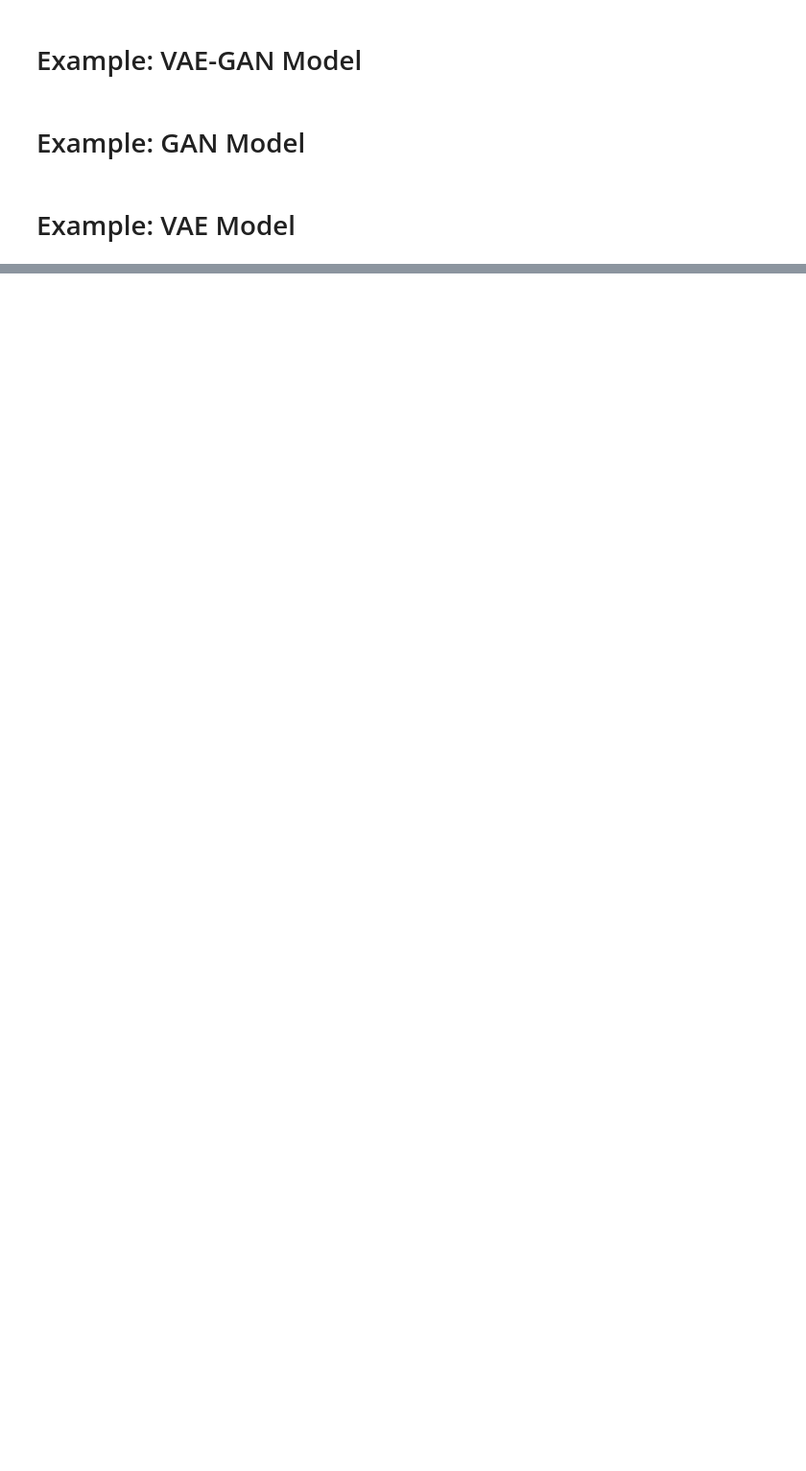
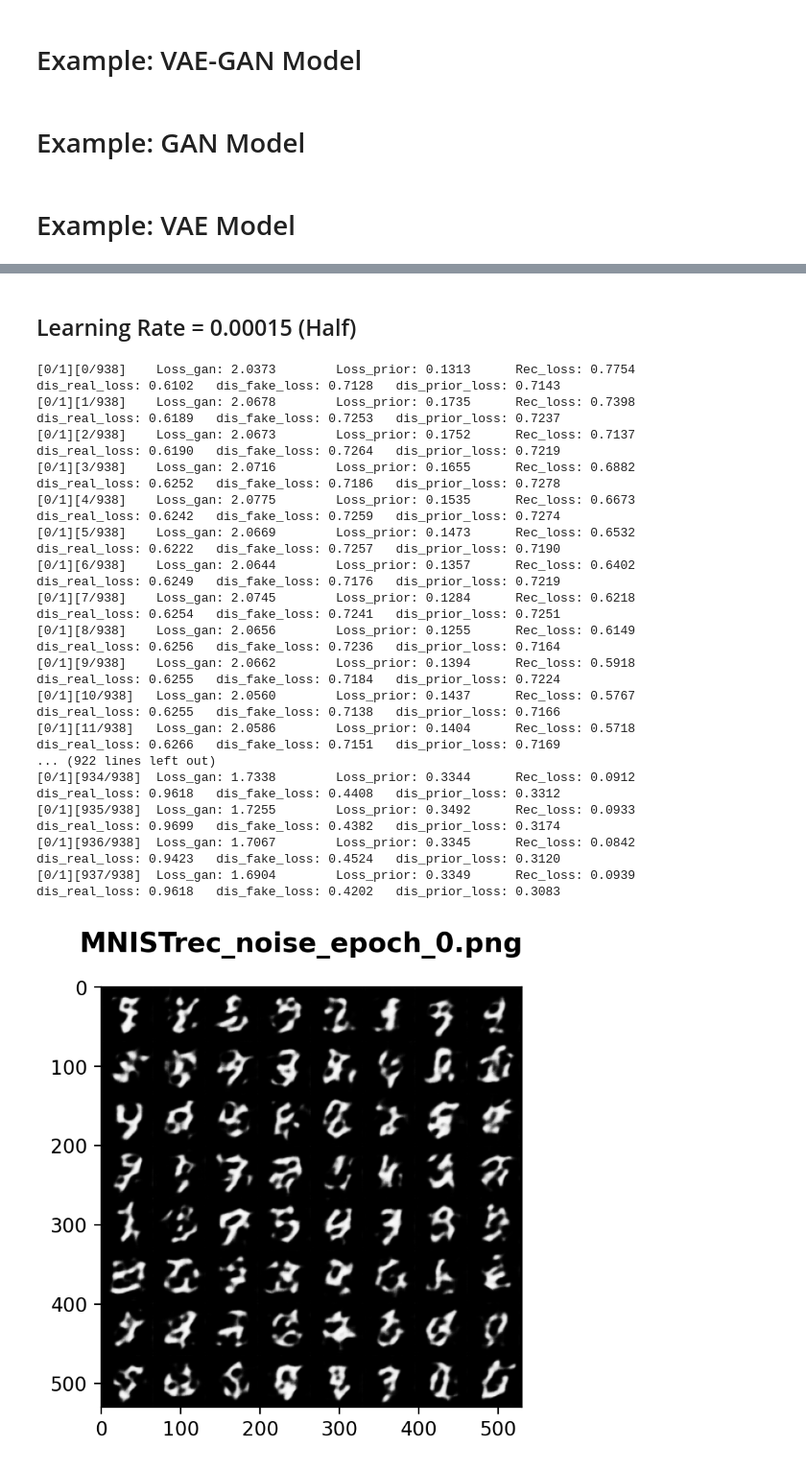
Before and after one commit to rutavshah/CSC413_Project, a Jupyter notebook: CSC413_Project.ipynb, the cells around one changed output, grey strips where cells are left out. Shown at 96% size. Saved outputs shown, nothing was run; the diff lists cells and outputs as text; code cells hidden in the pictures; blank space fills up the shorter version.

```diff
--- a/CSC413_Project.ipynb
+++ b/CSC413_Project.ipynb
@@ -550,0 +600,23 @@ tensor([[[[-0.9668, -0.9797, -0.9872,  ..., -0.9883, -0.9782, -0.9651],
+# %% [markdown]
+## Learning Rate = 0.00015 (Half)
+# %%
+train_VAE_GAN(lr=0.00015, data_loader=dataloader, model_name="VAE_GAN_model_lr=15e-5")
+# %% [output]
+[0/1][0/938]    Loss_gan: 2.0373        Loss_prior: 0.1313      Rec_loss: 0.7754        dis_real_loss: 0.6102   dis_fake_loss: 0.7128   dis_prior_loss: 0.7143
+[0/1][1/938]    Loss_gan: 2.0678        Loss_prior: 0.1735      Rec_loss: 0.7398        dis_real_loss: 0.6189   dis_fake_loss: 0.7253   dis_prior_loss: 0.7237
+[0/1][2/938]    Loss_gan: 2.0673        Loss_prior: 0.1752      Rec_loss: 0.7137        dis_real_loss: 0.6190   dis_fake_loss: 0.7264   dis_prior_loss: 0.7219
+[0/1][3/938]    Loss_gan: 2.0716        Loss_prior: 0.1655      Rec_loss: 0.6882        dis_real_loss: 0.6252   dis_fake_loss: 0.7186   dis_prior_loss: 0.7278
+[0/1][4/938]    Loss_gan: 2.0775        Loss_prior: 0.1535      Rec_loss: 0.6673        dis_real_loss: 0.6242   dis_fake_loss: 0.7259   dis_prior_loss: 0.7274
+[0/1][5/938]    Loss_gan: 2.0669        Loss_prior: 0.1473      Rec_loss: 0.6532        dis_real_loss: 0.6222   dis_fake_loss: 0.7257   dis_prior_loss: 0.7190
+[0/1][6/938]    Loss_gan: 2.0644        Loss_prior: 0.1357      Rec_loss: 0.6402        dis_real_loss: 0.6249   dis_fake_loss: 0.7176   dis_prior_loss: 0.7219
+[0/1][7/938]    Loss_gan: 2.0745        Loss_prior: 0.1284      Rec_loss: 0.6218        dis_real_loss: 0.6254   dis_fake_loss: 0.7241   dis_prior_loss: 0.7251
+[0/1][8/938]    Loss_gan: 2.0656        Loss_prior: 0.1255      Rec_loss: 0.6149        dis_real_loss: 0.6256   dis_fake_loss: 0.7236   dis_prior_loss: 0.7164
+[0/1][9/938]    Loss_gan: 2.0662        Loss_prior: 0.1394      Rec_loss: 0.5918        dis_real_loss: 0.6255   dis_fake_loss: 0.7184   dis_prior_loss: 0.7224
+[0/1][10/938]   Loss_gan: 2.0560        Loss_prior: 0.1437      Rec_loss: 0.5767        dis_real_loss: 0.6255   dis_fake_loss: 0.7138   dis_prior_loss: 0.7166
+[0/1][11/938]   Loss_gan: 2.0586        Loss_prior: 0.1404      Rec_loss: 0.5718        dis_real_loss: 0.6266   dis_fake_loss: 0.7151   dis_prior_loss: 0.7169
+... (922 lines left out)
+[0/1][934/938]  Loss_gan: 1.7338        Loss_prior: 0.3344      Rec_loss: 0.0912        dis_real_loss: 0.9618   dis_fake_loss: 0.4408   dis_prior_loss: 0.3312
+[0/1][935/938]  Loss_gan: 1.7255        Loss_prior: 0.3492      Rec_loss: 0.0933        dis_real_loss: 0.9699   dis_fake_loss: 0.4382   dis_prior_loss: 0.3174
+[0/1][936/938]  Loss_gan: 1.7067        Loss_prior: 0.3345      Rec_loss: 0.0842        dis_real_loss: 0.9423   dis_fake_loss: 0.4524   dis_prior_loss: 0.3120
+[0/1][937/938]  Loss_gan: 1.6904        Loss_prior: 0.3349      Rec_loss: 0.0939        dis_real_loss: 0.9618   dis_fake_loss: 0.4202   dis_prior_loss: 0.3083
+[figure, added]
```
Also changed, not shown: parts of 17 cells of this notebook.
